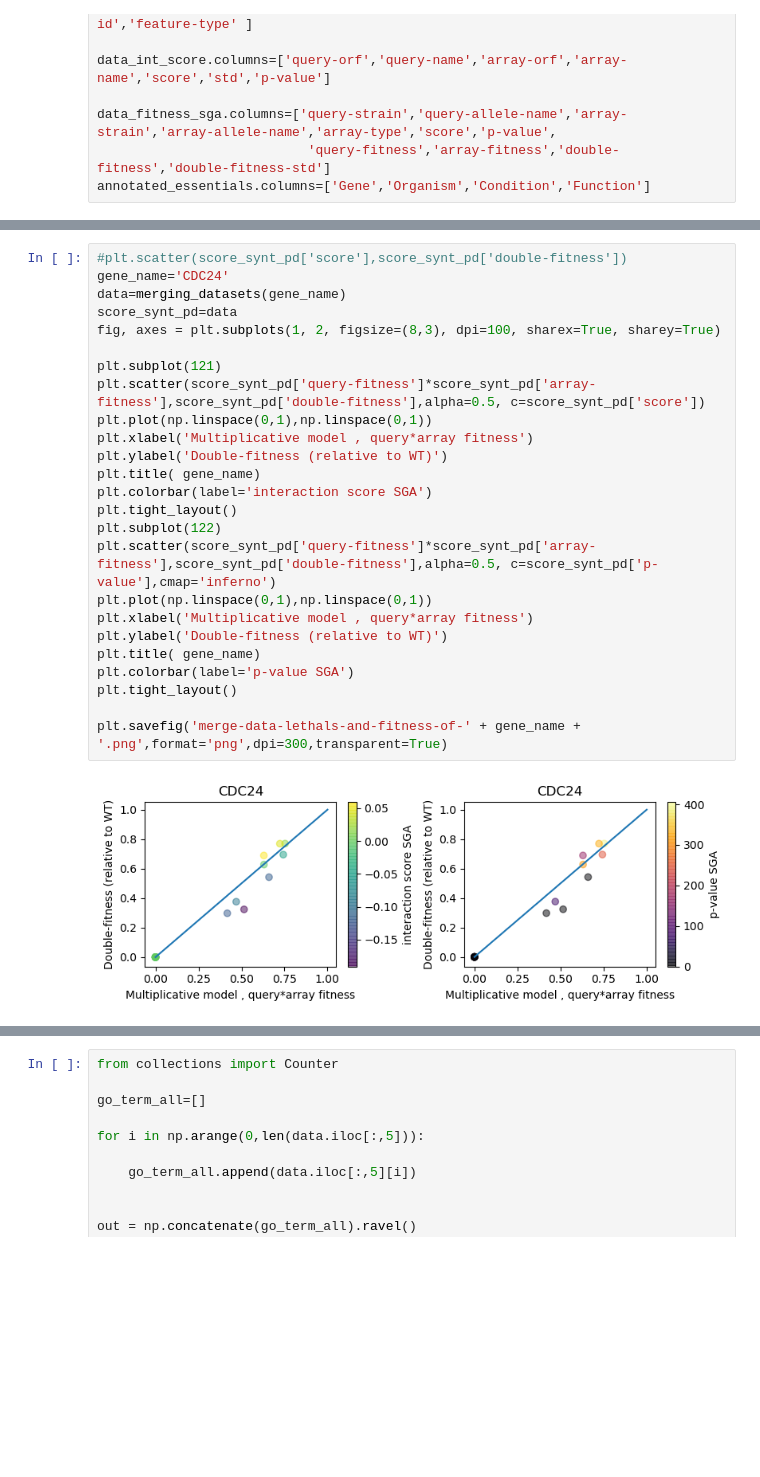
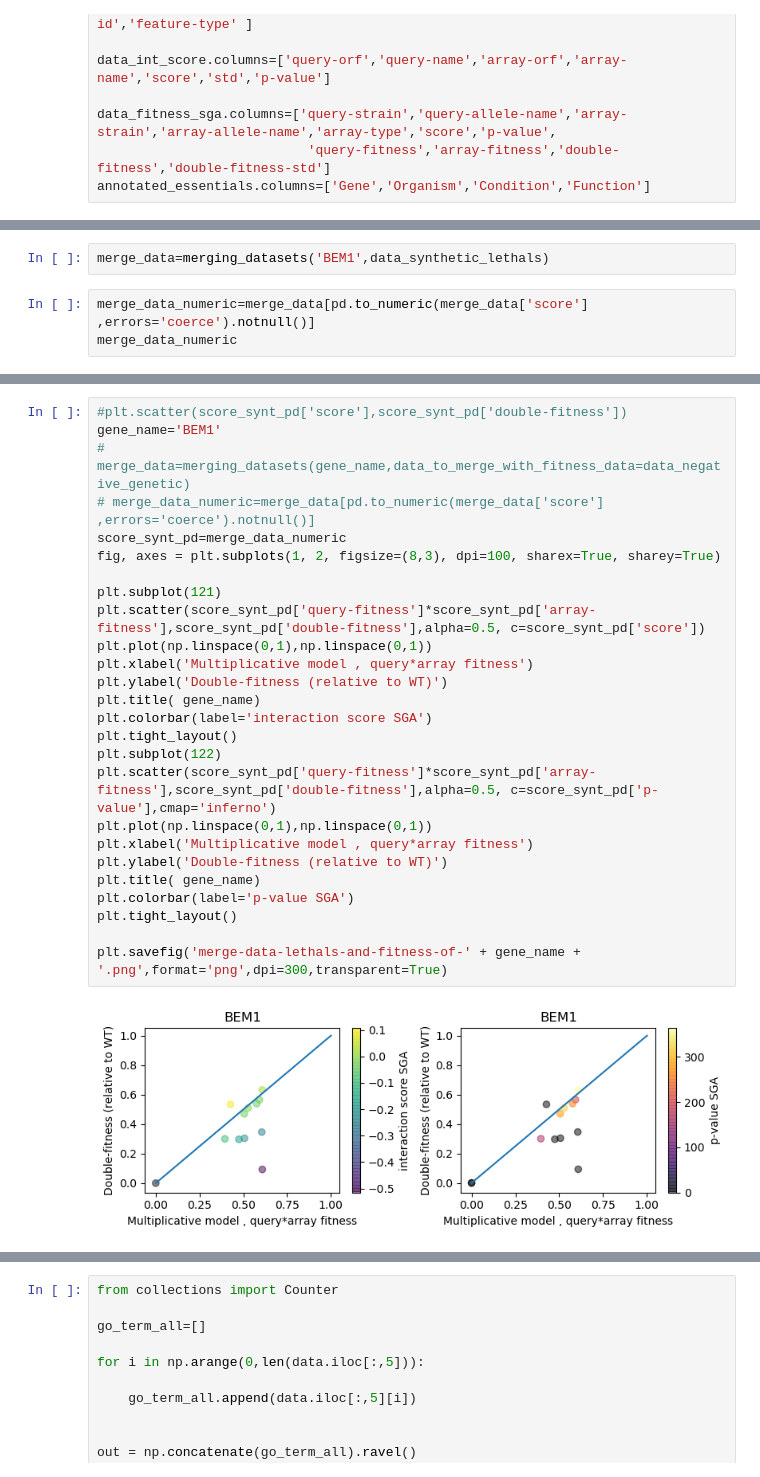
Before and after one commit to leilaicruz/machine-learning-for-yeast, a Jupyter notebook: interact2go.ipynb, the cells around one changed output, grey strips where cells are left out. Drawn from its saved outputs; the diff is of its cells as text; blank space fills up the shorter version.

Commit message:
filter and visualize high throughput data

```diff
--- a/interact2go.ipynb
+++ b/interact2go.ipynb
@@ -132,3 +158,8 @@ def merging_datasets(gene_name,data_to_merge_with_fitness_data):
 
 
     return merge_data_pd
+# %%
+merge_data=merging_datasets('BEM1',data_synthetic_lethals)
+# %%
+merge_data_numeric=merge_data[pd.to_numeric(merge_data['score'] ,errors='coerce').notnull()]
+merge_data_numeric
@@ -135,30 +181,31 @@ def merging_datasets(gene_name,data_to_merge_with_fitness_data):
 # %%
 #plt.scatter(score_synt_pd['score'],score_synt_pd['double-fitness'])
-gene_name='CDC24'
-data=merging_datasets(gene_name)
-score_synt_pd=data
+gene_name='BEM1'
+# merge_data=merging_datasets(gene_name,data_to_merge_with_fitness_data=data_negative_genetic)
+# merge_data_numeric=merge_data[pd.to_numeric(merge_data['score'] ,errors='coerce').notnull()]
+score_synt_pd=merge_data_numeric
 fig, axes = plt.subplots(1, 2, figsize=(8,3), dpi=100, sharex=True, sharey=True)
 
 plt.subplot(121)
 plt.scatter(score_synt_pd['query-fitness']*score_synt_pd['array-fitness'],score_synt_pd['double-fitness'],alpha=0.5, c=score_synt_pd['score'])
 plt.plot(np.linspace(0,1),np.linspace(0,1))
 plt.xlabel('Multiplicative model , query*array fitness')
 plt.ylabel('Double-fitness (relative to WT)')
 plt.title( gene_name)
 plt.colorbar(label='interaction score SGA')
 plt.tight_layout()
 plt.subplot(122)
 plt.scatter(score_synt_pd['query-fitness']*score_synt_pd['array-fitness'],score_synt_pd['double-fitness'],alpha=0.5, c=score_synt_pd['p-value'],cmap='inferno')
 plt.plot(np.linspace(0,1),np.linspace(0,1))
 plt.xlabel('Multiplicative model , query*array fitness')
 plt.ylabel('Double-fitness (relative to WT)')
 plt.title( gene_name)
 plt.colorbar(label='p-value SGA')
 plt.tight_layout()
 
 plt.savefig('merge-data-lethals-and-fitness-of-' + gene_name + '.png',format='png',dpi=300,transparent=True)
 # %% [output]
-[figure, old version]
+[figure, new version]
 # %%
 ## Visualising from fitness dataset without any merging with the data from synthetic lethals (data_toy_pd)
 
```
Also changed, not shown: parts of 3 cells of this notebook.
